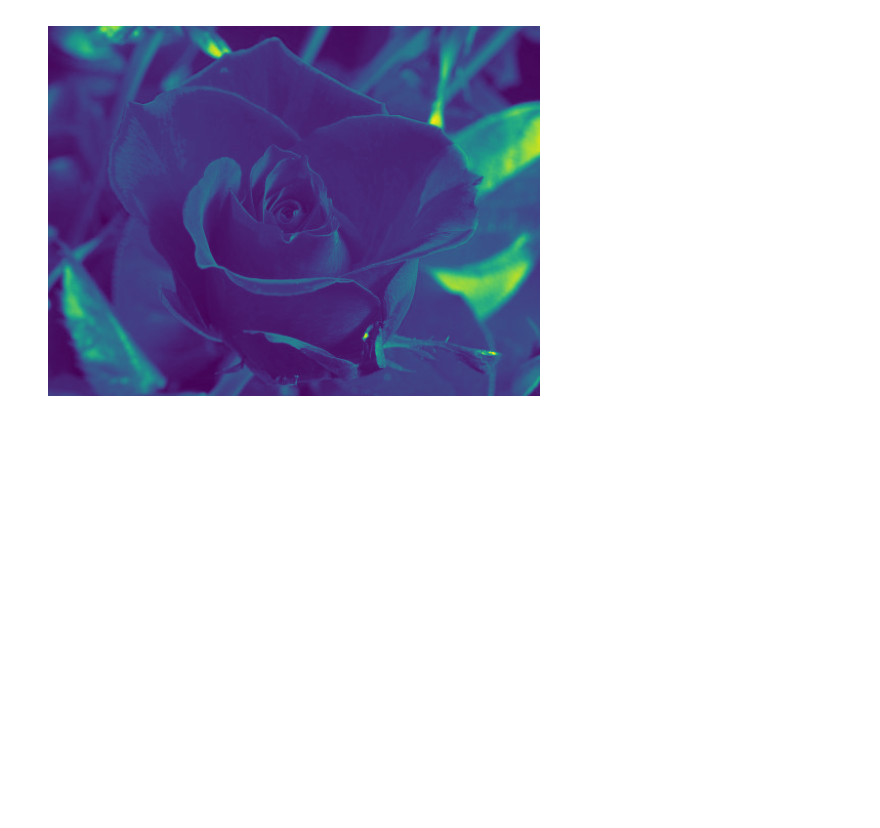
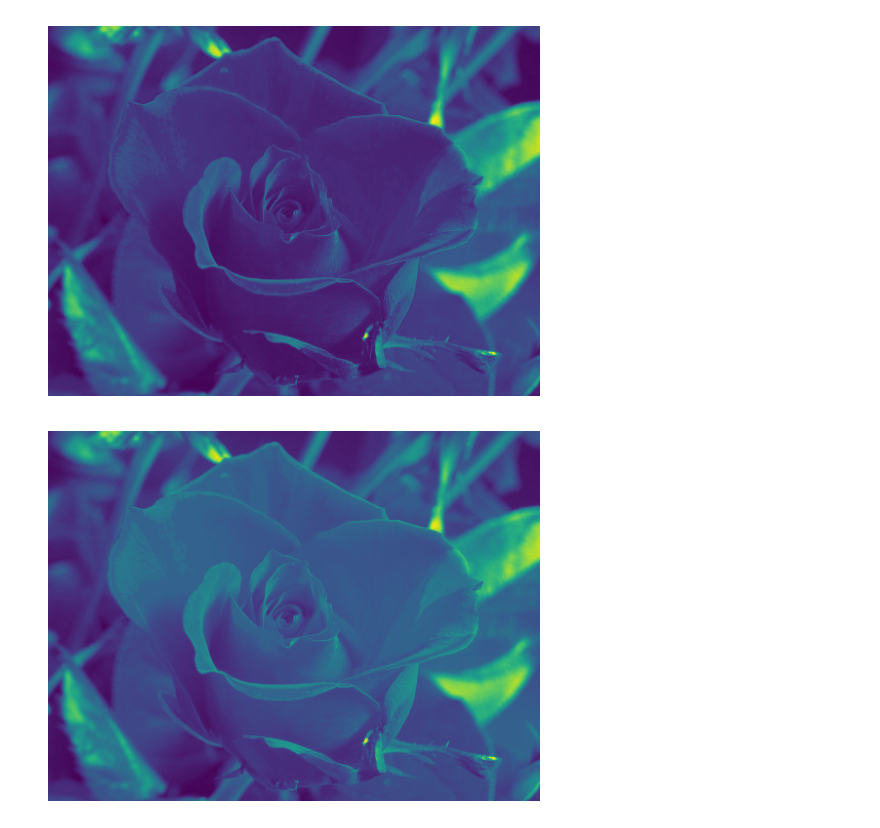
Before and after one commit to Ddasunsandeepa/Image-Processing-OpenCV, a Jupyter notebook: OpenCV_Basics.ipynb, the cells around one changed output. Drawn from its saved outputs; the diff is of its cells as text; code cells hidden in the pictures; blank space fills up the shorter version.

```diff
--- a/OpenCV_Basics.ipynb
+++ b/OpenCV_Basics.ipynb
@@ -185,0 +189,8 @@ plt.show()
+# %%
+IMG = cv2.imread('flower.jpg')
+imgGray = cv2.cvtColor(IMG, cv2.COLOR_BGR2GRAY)
+plt.imshow(imgGray)
+plt.axis('off')
+plt.show()
+# %% [output]
+[figure, added]
```
Also changed, not shown: parts of 8 cells of this notebook.
